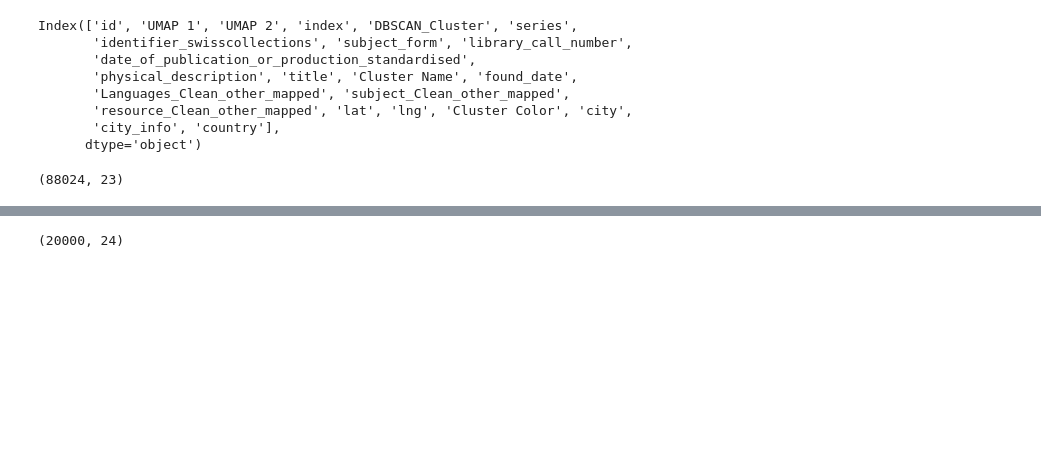
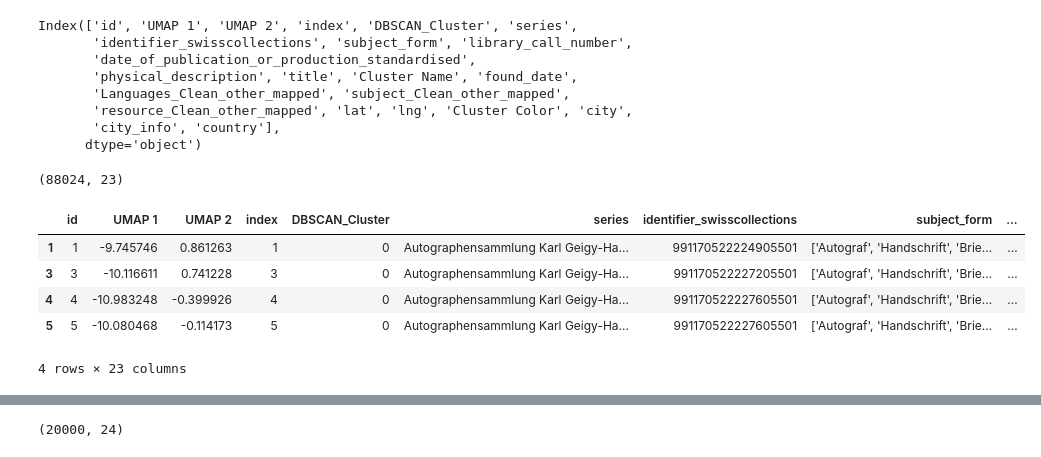
Before and after one commit to YasAsgari/IVDA, a Jupyter notebook: Exploratory Analysis/Backend_ts.ipynb, the cells around one changed output, grey strips where cells are left out. Cells and saved outputs as stored; diff of their text form; code cells hidden in the pictures; blank space fills up the shorter version.

```diff
--- a/Exploratory Analysis/Backend_ts.ipynb
+++ b/Exploratory Analysis/Backend_ts.ipynb
@@ -76,3 +76,12 @@ df_final=df_final.dropna()
 df_final.shape
 # %% [output]
 (88024, 23)
+# %%
+df_final.head(4)
+# %% [output]
+|  | id | UMAP 1 | UMAP 2 | index | DBSCAN_Cluster | series | identifier_swisscollections | subject_form | ... |
+| 1 | 1 | -9.745746 | 0.861263 | 1 | 0 | Autographensammlung Karl Geigy-Ha... | 991170522224905501 | ['Autograf', 'Handschrift', 'Brie... | ... |
+| 3 | 3 | -10.116611 | 0.741228 | 3 | 0 | Autographensammlung Karl Geigy-Ha... | 991170522227205501 | ['Autograf', 'Handschrift', 'Brie... | ... |
+| 4 | 4 | -10.983248 | -0.399926 | 4 | 0 | Autographensammlung Karl Geigy-Ha... | 991170522227605501 | ['Autograf', 'Handschrift', 'Brie... | ... |
+| 5 | 5 | -10.080468 | -0.114173 | 5 | 0 | Autographensammlung Karl Geigy-Ha... | 991170522227605501 | ['Autograf', 'Handschrift', 'Brie... | ... |
+4 rows × 23 columns
```
Also changed, not shown: parts of 19 cells of this notebook, 2 other files.
